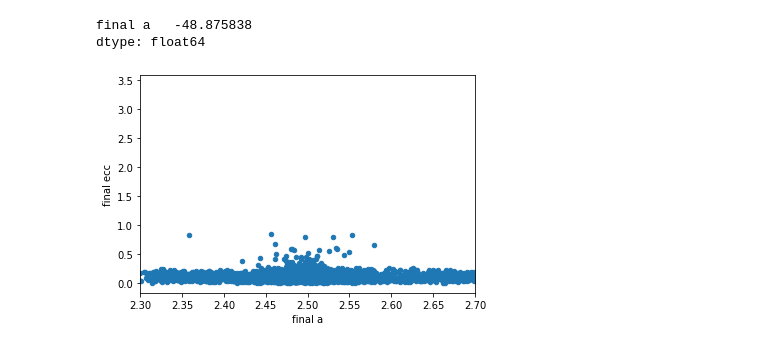
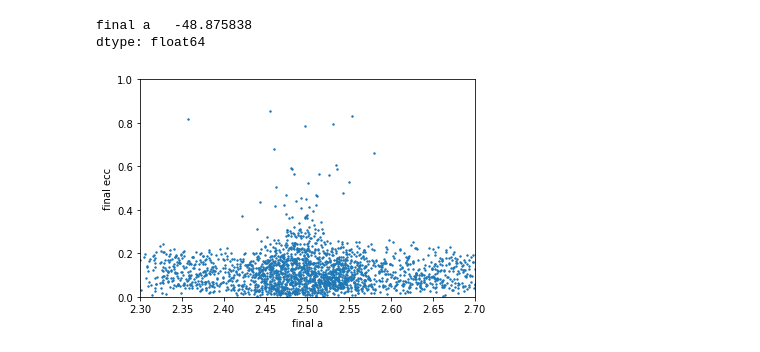
Before and after one commit to Ho0ost/api_workshop, a Jupyter notebook: onze_meuk/Joost/million_year_plotter.ipynb, the cells around one changed output. Cells and saved outputs as stored; diff of their text form; code cells hidden in the pictures.

```diff
--- a/onze_meuk/Joost/million_year_plotter.ipynb
+++ b/onze_meuk/Joost/million_year_plotter.ipynb
@@ -9,18 +9,18 @@ import pandas as pd
 # %%
 #data= pd.read_csv("sim.csv")
 data_final_a = pd.read_csv('data_base.csv', usecols= ['final a'])
 data_final_e = pd.read_csv('data_base.csv', usecols= ['final ecc'])
 data = pd.read_csv('data_base.csv')
 
-data.plot.scatter(x="final a",y="final ecc",xlim=(2.3,2.7))
+data.plot.scatter(x="final a",y="final ecc",xlim=(2.3,2.7),ylim=(0,1),s=2)
 
 
 #plt.plot(data_final_e[1:],data_final_a[1:])
 #plt.show()
 data_final_a.min()
 # %% [output]
 final a   -48.875838
 dtype: float64
-[figure, old version]
+[figure, new version]
 # %%
 data.plot.hist("final a",xlim=(0,3))#,xlim=(2.3,2.7))
```
Also changed, not shown: 1 other file.
